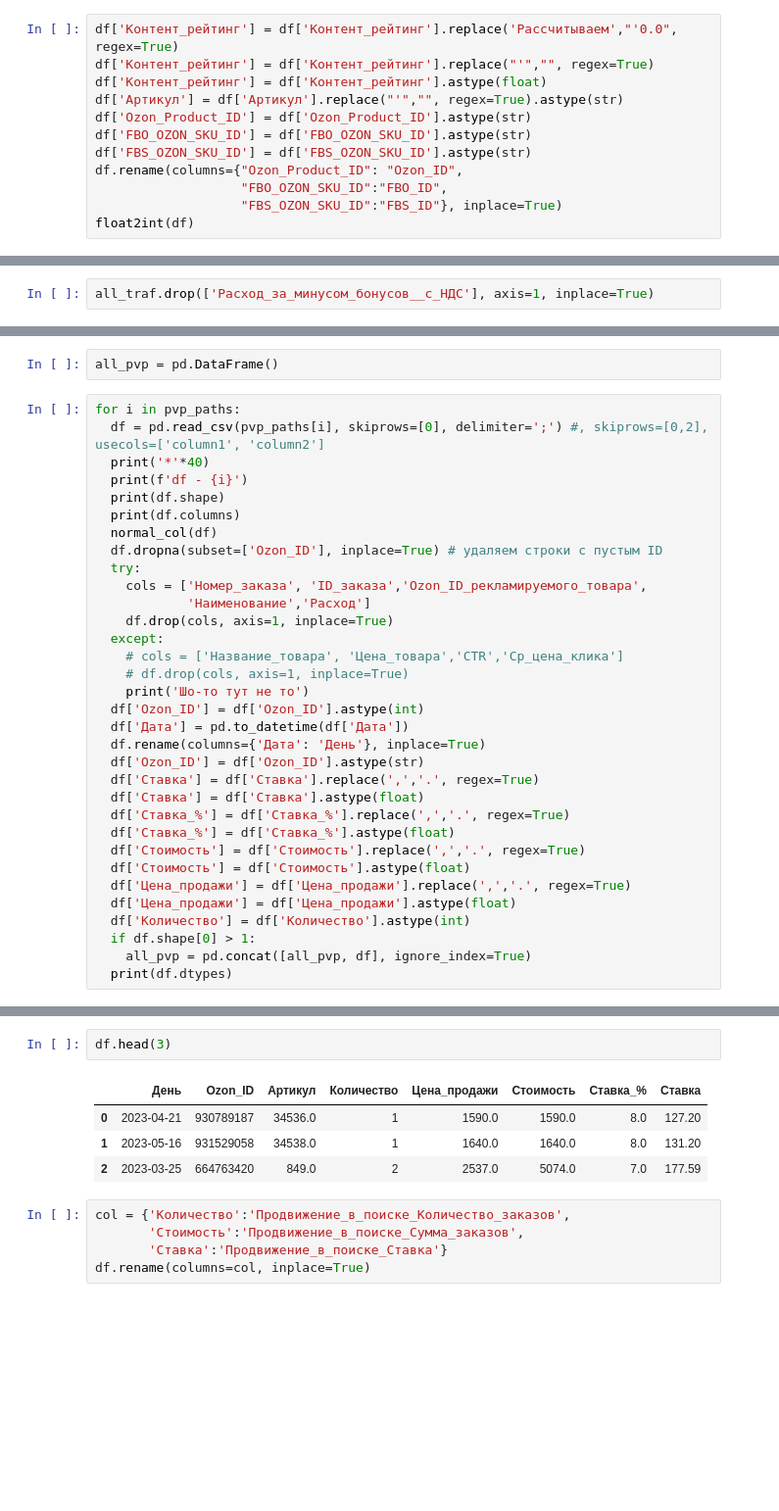
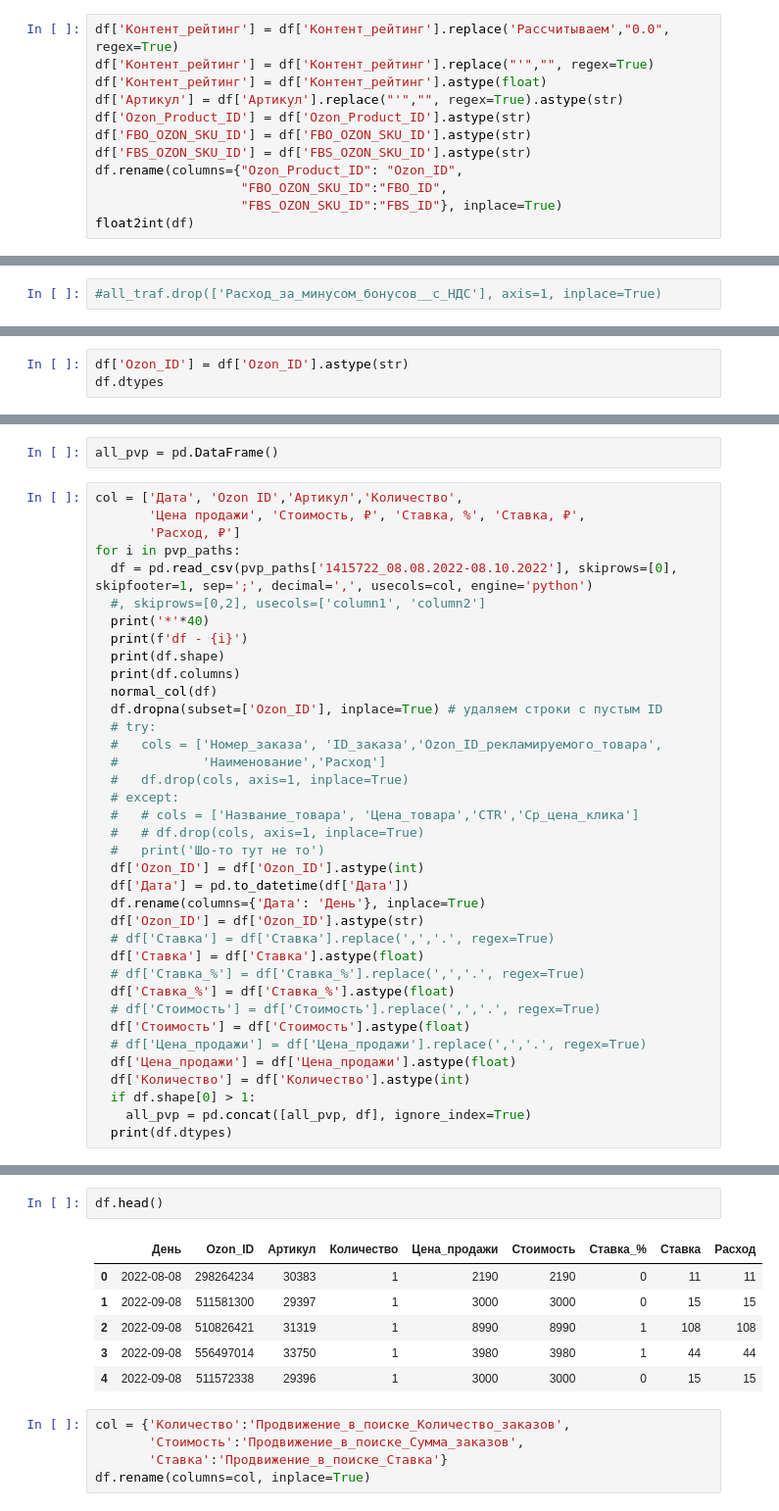
Before and after one commit to Untick/Marketplaces, a Jupyter notebook: 3_svod_DataSet.ipynb, the cells around one changed output, grey strips where cells are left out. Shown at 98% size. Saved outputs shown, nothing was run; the diff lists cells and outputs as text; blank space fills up the shorter version.

```diff
--- a/3_svod_DataSet.ipynb
+++ b/3_svod_DataSet.ipynb
@@ -168,7 +199,7 @@ df = pd.read_csv(xls, sep=';', encoding='utf-8', usecols=columns) #
 # %%
 df = df[df['Контент_рейтинг'] != "'Не рассчитываем контент-рейтинг для уценки FBS"].copy()
 # %%
-df['Контент_рейтинг'] = df['Контент_рейтинг'].replace('Рассчитываем',"'0.0", regex=True)
+df['Контент_рейтинг'] = df['Контент_рейтинг'].replace('Рассчитываем',"0.0", regex=True)
 df['Контент_рейтинг'] = df['Контент_рейтинг'].replace("'","", regex=True)
 df['Контент_рейтинг'] = df['Контент_рейтинг'].astype(float)
 df['Артикул'] = df['Артикул'].replace("'","", regex=True).astype(str)
@@ -890,5 +876,5 @@ Index(['День', 'sku', 'Название товара', 'Цена товар
 # %%
-all_traf.drop(['Расход_за_минусом_бонусов__с_НДС'], axis=1, inplace=True)
+#all_traf.drop(['Расход_за_минусом_бонусов__с_НДС'], axis=1, inplace=True)
 # %%
 all_traf['Трафареты_Количество_заказов'] = all_traf['Заказы']+all_traf['Заказы_модели']
 all_traf['Трафареты_Сумма_заказов'] = all_traf['Выручка']+all_traf['Выручка_с_заказов_модели']
@@ -920,0 +896,3 @@ dtype: object
+# %%
+df['Ozon_ID'] = df['Ozon_ID'].astype(str)
+df.dtypes
@@ -967,33 +954,37 @@ df_svod
 # %%
 all_pvp = pd.DataFrame()
 # %%
+col = ['Дата', 'Ozon ID','Артикул','Количество',
+       'Цена продажи', 'Стоимость, ₽', 'Ставка, %', 'Ставка, ₽',
+       'Расход, ₽']
 for i in pvp_paths:
-  df = pd.read_csv(pvp_paths[i], skiprows=[0], delimiter=';') #, skiprows=[0,2], usecols=['column1', 'column2']
+  df = pd.read_csv(pvp_paths['1415722_08.08.2022-08.10.2022'], skiprows=[0], skipfooter=1, sep=';', decimal=',', usecols=col, engine='python')
+  #, skiprows=[0,2], usecols=['column1', 'column2']
   print('*'*40)
   print(f'df - {i}')
   print(df.shape)
   print(df.columns)
   normal_col(df)
   df.dropna(subset=['Ozon_ID'], inplace=True) # удаляем строки с пустым ID
-  try:
-    cols = ['Номер_заказа', 'ID_заказа','Ozon_ID_рекламируемого_товара',
-            'Наименование','Расход']
-    df.drop(cols, axis=1, inplace=True)
-  except:
-    # cols = ['Название_товара', 'Цена_товара','CTR','Ср_цена_клика']
-    # df.drop(cols, axis=1, inplace=True)
-    print('Шо-то тут не то')
+  # try:
+  #   cols = ['Номер_заказа', 'ID_заказа','Ozon_ID_рекламируемого_товара',
+  #           'Наименование','Расход']
+  #   df.drop(cols, axis=1, inplace=True)
+  # except:
+  #   # cols = ['Название_товара', 'Цена_товара','CTR','Ср_цена_клика']
+  #   # df.drop(cols, axis=1, inplace=True)
+  #   print('Шо-то тут не то')
   df['Ozon_ID'] = df['Ozon_ID'].astype(int)
   df['Дата'] = pd.to_datetime(df['Дата'])
   df.rename(columns={'Дата': 'День'}, inplace=True)
   df['Ozon_ID'] = df['Ozon_ID'].astype(str)
-  df['Ставка'] = df['Ставка'].replace(',','.', regex=True)
+  # df['Ставка'] = df['Ставка'].replace(',','.', regex=True)
   df['Ставка'] = df['Ставка'].astype(float)
-  df['Ставка_%'] = df['Ставка_%'].replace(',','.', regex=True)
+  # df['Ставка_%'] = df['Ставка_%'].replace(',','.', regex=True)
   df['Ставка_%'] = df['Ставка_%'].astype(float)
-  df['Стоимость'] = df['Стоимость'].replace(',','.', regex=True)
+  # df['Стоимость'] = df['Стоимость'].replace(',','.', regex=True)
   df['Стоимость'] = df['Стоимость'].astype(float)
-  df['Цена_продажи'] = df['Цена_продажи'].replace(',','.', regex=True)
+  # df['Цена_продажи'] = df['Цена_продажи'].replace(',','.', regex=True)
   df['Цена_продажи'] = df['Цена_продажи'].astype(float)
   df['Количество'] = df['Количество'].astype(int)
   if df.shape[0] > 1:
@@ -1059,10 +1069,12 @@ df.shape
 # %%
-df.head(3)
+df.head()
 # %% [output]
-|  | День | Ozon_ID | Артикул | Количество | Цена_продажи | Стоимость | Ставка_% | Ставка |
-| 0 | 2023-04-21 | 930789187 | 34536.0 | 1 | 1590.0 | 1590.0 | 8.0 | 127.20 |
-| 1 | 2023-05-16 | 931529058 | 34538.0 | 1 | 1640.0 | 1640.0 | 8.0 | 131.20 |
-| 2 | 2023-03-25 | 664763420 | 849.0 | 2 | 2537.0 | 5074.0 | 7.0 | 177.59 |
+|  | День | Ozon_ID | Артикул | Количество | Цена_продажи | Стоимость | Ставка_% | Ставка | Расход |
+| 0 | 2022-08-08 | 298264234 | 30383 | 1 | 2190 | 2190 | 0 | 11 | 11 |
+| 1 | 2022-09-08 | 511581300 | 29397 | 1 | 3000 | 3000 | 0 | 15 | 15 |
+| 2 | 2022-09-08 | 510826421 | 31319 | 1 | 8990 | 8990 | 1 | 108 | 108 |
+| 3 | 2022-09-08 | 556497014 | 33750 | 1 | 3980 | 3980 | 1 | 44 | 44 |
+| 4 | 2022-09-08 | 511572338 | 29396 | 1 | 3000 | 3000 | 0 | 15 | 15 |
 # %%
 col = {'Количество':'Продвижение_в_поиске_Количество_заказов',
        'Стоимость':'Продвижение_в_поиске_Сумма_заказов',
```
Also changed, not shown: parts of 91 cells of this notebook.
